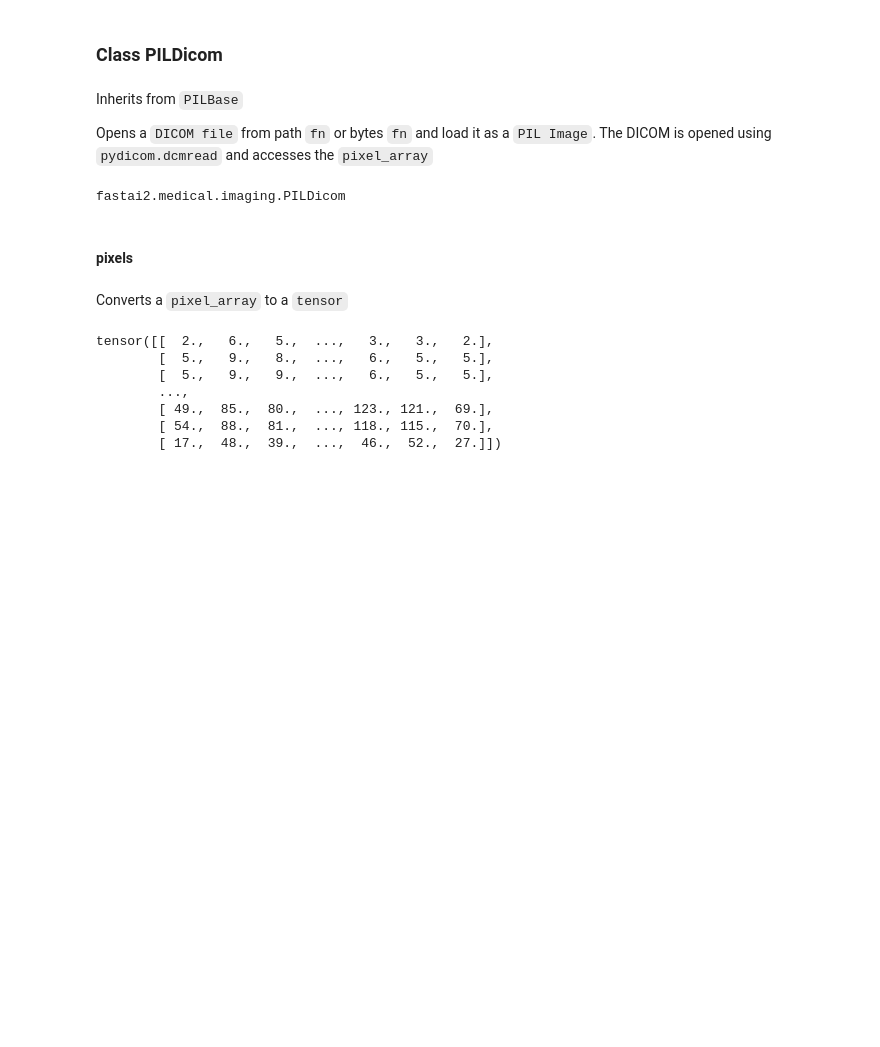
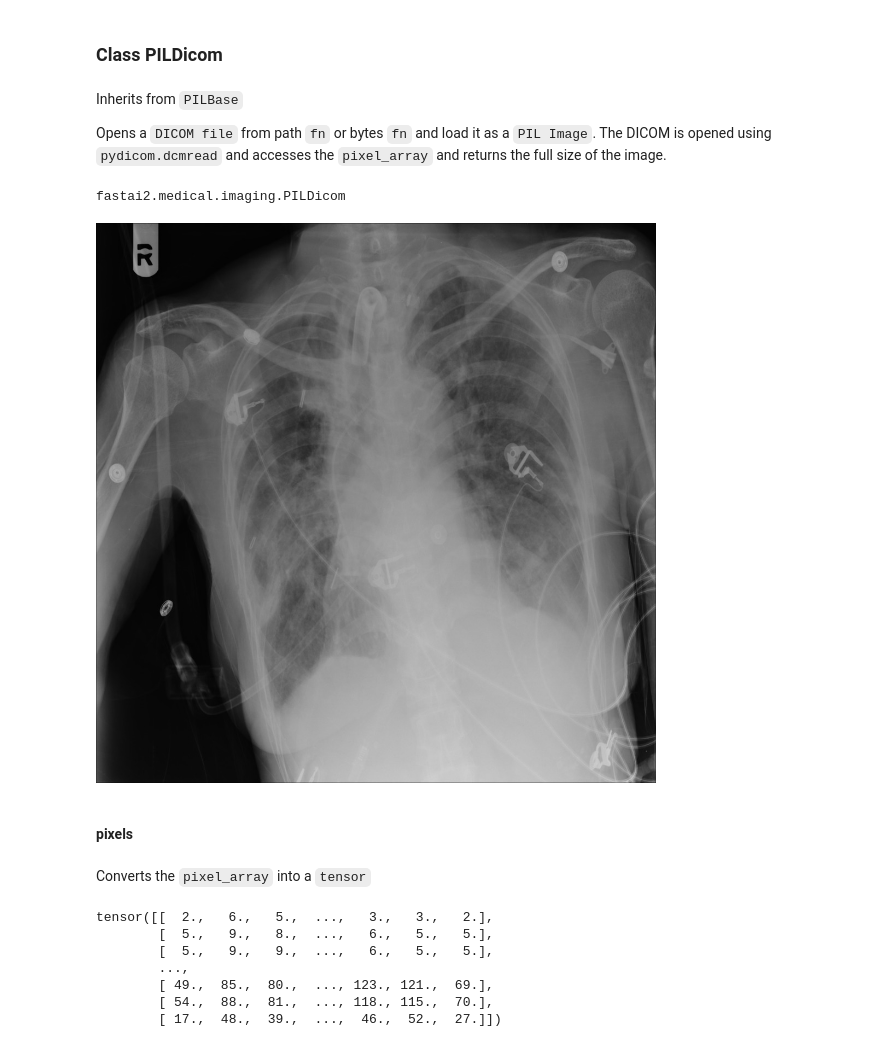
Before and after one commit to asvcode/MedicalImaging, a Jupyter notebook: _notebooks/2020-04-28-Medical-Imaging-Using-Fastai.ipynb, the cells around one changed output. Cells and saved outputs as stored; diff of their text form; code cells hidden in the pictures; blank space fills up the shorter version.

```diff
--- a/_notebooks/2020-04-28-Medical-Imaging-Using-Fastai.ipynb
+++ b/_notebooks/2020-04-28-Medical-Imaging-Using-Fastai.ipynb
@@ -17,3 +14,22 @@ import pydicom
+# %%
+from fastai.basics import *
+from fastai.vision.all import *
+from fastai.data.transforms import *
+
+import pydicom,kornia,skimage
+from pydicom.dataset import Dataset as DcmDataset
+from pydicom.tag import BaseTag as DcmTag
+from pydicom.multival import MultiValue as DcmMultiValue
+from PIL import Image
+
+try:
+    import cv2
+    cv2.setNumThreads(0)
+except: pass
+
+import seaborn as sns
+sns.set(style="whitegrid")
+sns.set_context("paper")
 # %%
 #Load the Data
 pneumothorax_source = untar_data(URLs.SIIM_SMALL)
@@ -20,3 +38,5 @@ pneumothorax_source = untar_data(URLs.SIIM_SMALL)
+# %%
+matplotlib.rcParams['image.cmap'] = 'bone'
 # %% [markdown]
 ### Patching
 # %% [markdown]
@@ -112,15 +173,19 @@ Inherits from `TensorImage`
 # %% [markdown]
 Inherits from `PILBase`
 
-Opens a `DICOM file` from path `fn` or bytes `fn` and load it as a `PIL Image`.  The DICOM is opened using `pydicom.dcmread` and accesses the `pixel_array`
+Opens a `DICOM file` from path `fn` or bytes `fn` and load it as a `PIL Image`.  The DICOM is opened using `pydicom.dcmread` and accesses the `pixel_array` and returns the full size of the image.
 # %%
 type(PILDicom.create(img))
 # %% [output]
 fastai2.medical.imaging.PILDicom
+# %%
+PILDicom.create(img)
+# %% [output]
+[figure, added]
 # %% [markdown]
 #### pixels
 # %% [markdown]
-Converts a `pixel_array` to a `tensor`
+Converts the `pixel_array` into a `tensor`
 # %%
 pixels(dimg)
 # %% [output]
```
Also changed, not shown: parts of 23 cells of this notebook.
